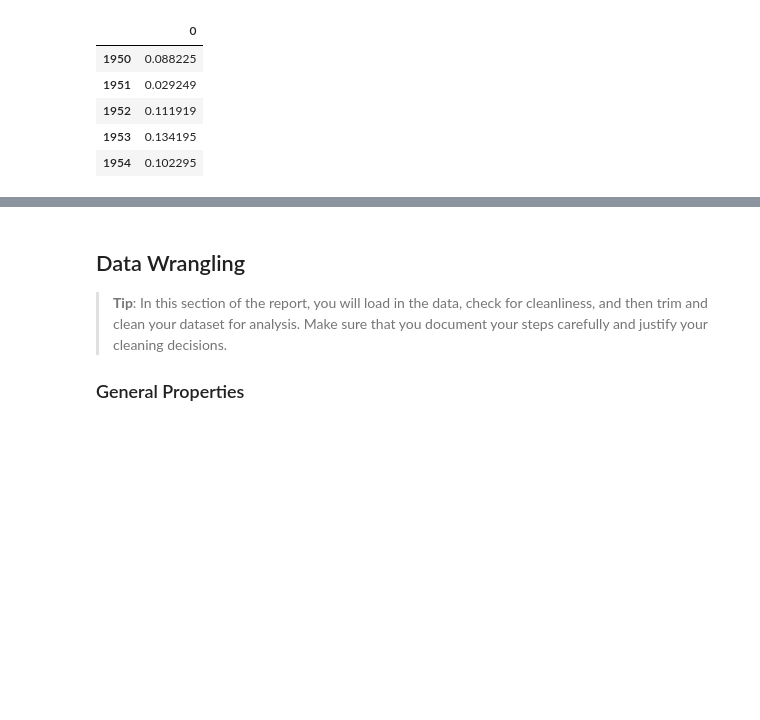
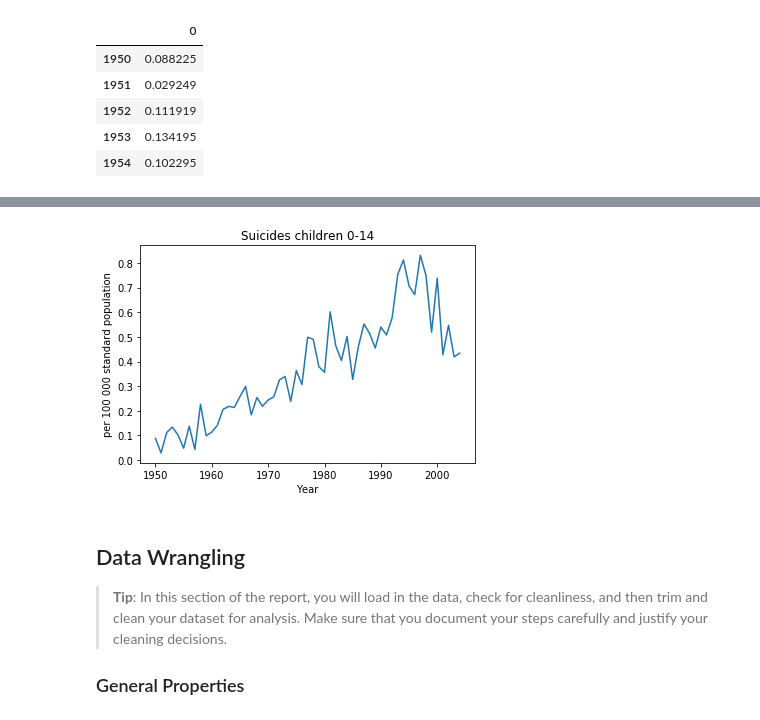
Before and after one commit to szimmers/udacity-dand-term1, a Jupyter notebook: dataset_investigation/a.ipynb, the cells around one changed output, grey strips where cells are left out. Cells and saved outputs as stored; diff of their text form; code cells hidden in the pictures; blank space fills up the shorter version.

```diff
--- a/dataset_investigation/a.ipynb
+++ b/dataset_investigation/a.ipynb
@@ -137,3 +159,13 @@ IndexError: index 1 is out of bounds for axis 0 with size 1
+# %%
+plt.plot(bar['year'], bar['value'])
+
+plt.xlabel('Year')
+plt.ylabel('per 100 000 standard population')
+plt.title('Suicides children 0-14')
+
+plt.show()
+# %% [output]
+[figure, added]
 # %% [markdown]
 <a id='wrangling'></a>
 ## Data Wrangling
```
Also changed, not shown: parts of 9 cells of this notebook.
